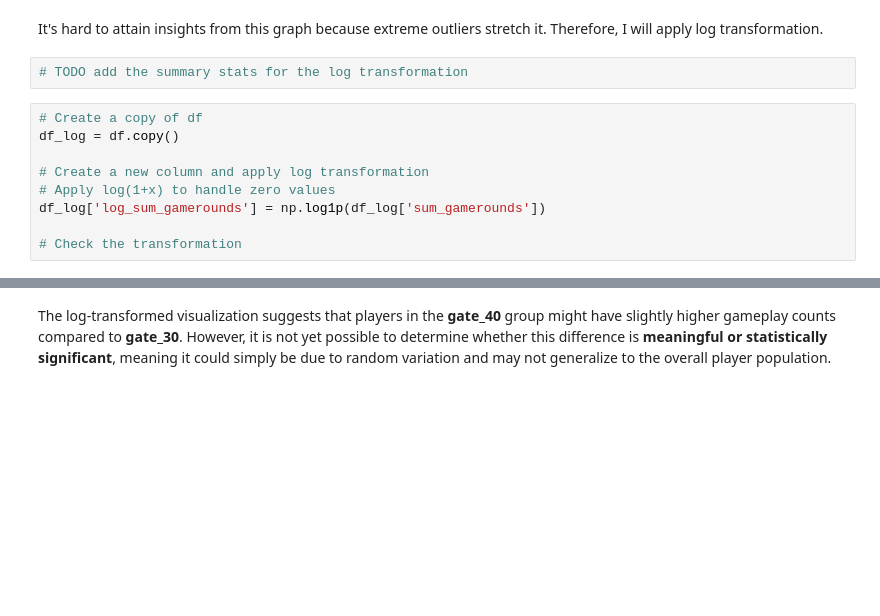
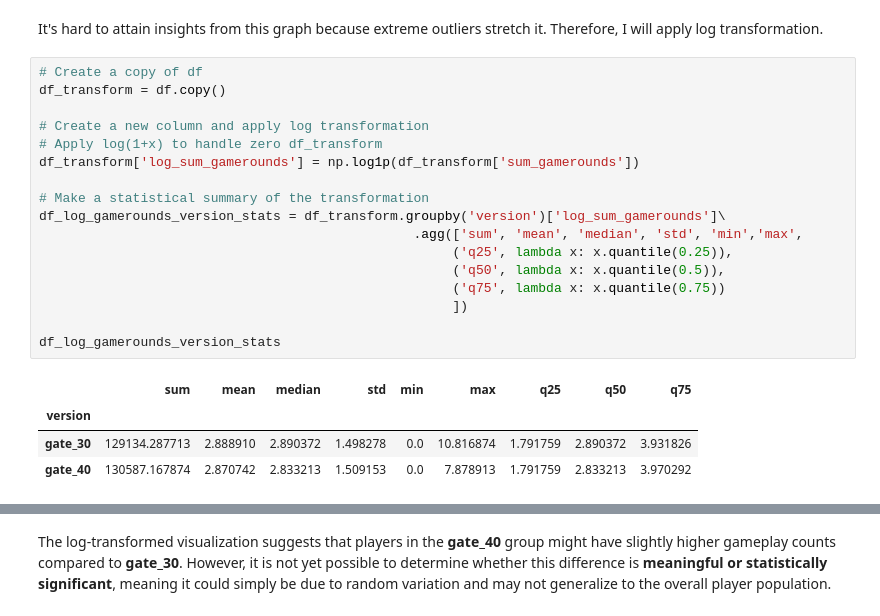
Before and after one commit to Itaru2018/Cookie_cats, a Jupyter notebook: notebook/cookie_cats.ipynb, the cells around one changed output, grey strips where cells are left out. Saved outputs shown, nothing was run; the diff lists cells and outputs as text; blank space fills up the shorter version.

```diff
--- a/notebook/cookie_cats.ipynb
+++ b/notebook/cookie_cats.ipynb
@@ -183,14 +183,25 @@ Since I have no access to the person who gathered a data, I decided to keep it a
 it's likely to inflate the mean and std for gate_30.
 # %% [markdown]
 It's hard to attain insights from this graph because extreme outliers stretch it. Therefore, I will apply log transformation.
-# %%
-# TODO add the summary stats for the log transformation
 # %%
 # Create a copy of df
-df_log = df.copy()
+df_transform = df.copy()
 
 # Create a new column and apply log transformation
-# Apply log(1+x) to handle zero values
-df_log['log_sum_gamerounds'] = np.log1p(df_log['sum_gamerounds'])
+# Apply log(1+x) to handle zero df_transform
+df_transform['log_sum_gamerounds'] = np.log1p(df_transform['sum_gamerounds'])
 
-# Check the transformation
+# Make a statistical summary of the transformation
+df_log_gamerounds_version_stats = df_transform.groupby('version')['log_sum_gamerounds']\
+                                                .agg(['sum', 'mean', 'median', 'std', 'min','max',
+                                                     ('q25', lambda x: x.quantile(0.25)),
+                                                     ('q50', lambda x: x.quantile(0.5)),
+                                                     ('q75', lambda x: x.quantile(0.75))
+                                                     ])
+
+df_log_gamerounds_version_stats
+# %% [output]
+|  | sum | mean | median | std | min | max | q25 | q50 | q75 |
+| version |  |  |  |  |  |  |  |  |  |
+| gate_30 | 129134.287713 | 2.888910 | 2.890372 | 1.498278 | 0.0 | 10.816874 | 1.791759 | 2.890372 | 3.931826 |
+| gate_40 | 130587.167874 | 2.870742 | 2.833213 | 1.509153 | 0.0 | 7.878913 | 1.791759 | 2.833213 | 3.970292 |
```
Also changed, not shown: parts of 19 cells of this notebook.
